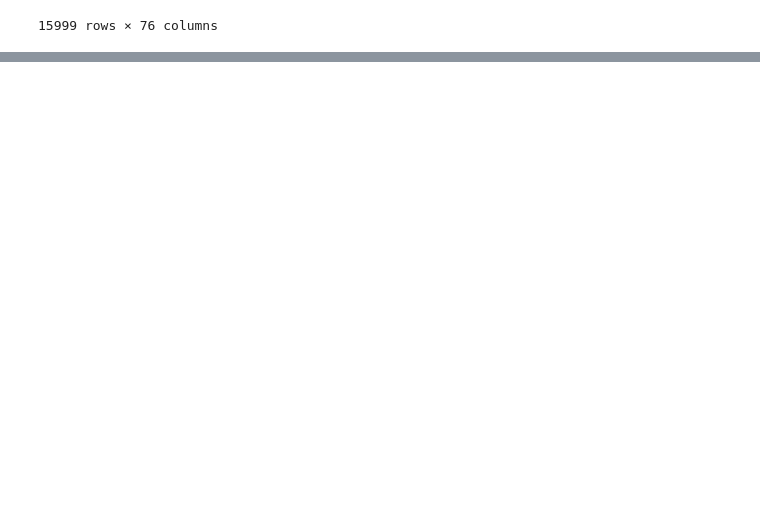
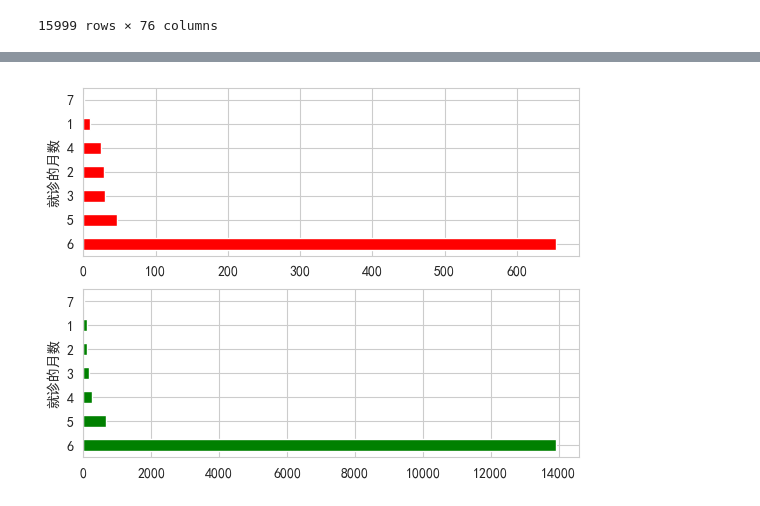
Before and after one commit to xioawei1/fc_project, a Jupyter notebook: python3.8_fc_oneStep.ipynb, the cells around one changed output, grey strips where cells are left out. Drawn from its saved outputs; the diff is of its cells as text; code cells hidden in the pictures; blank space fills up the shorter version.

```diff
--- a/python3.8_fc_oneStep.ipynb
+++ b/python3.8_fc_oneStep.ipynb
@@ -167,0 +196,11 @@ data
+# %%
+# 同理对就诊月数分析
+col_2 = '就诊的月数'
+_,ax = plt.subplots(2,1)
+col_21_count = data.就诊的月数[data['RES']==1].value_counts()
+col_21_count.plot(kind='barh',color='red',ax=ax[0])
+col_20_count = data.就诊的月数[data['RES']==0].value_counts()
+col_20_count.plot(kind='barh',color='green',ax=ax[1])
+plt.show()
+# %% [output]
+[figure, added]
```
Also changed, not shown: parts of 42 cells of this notebook.
